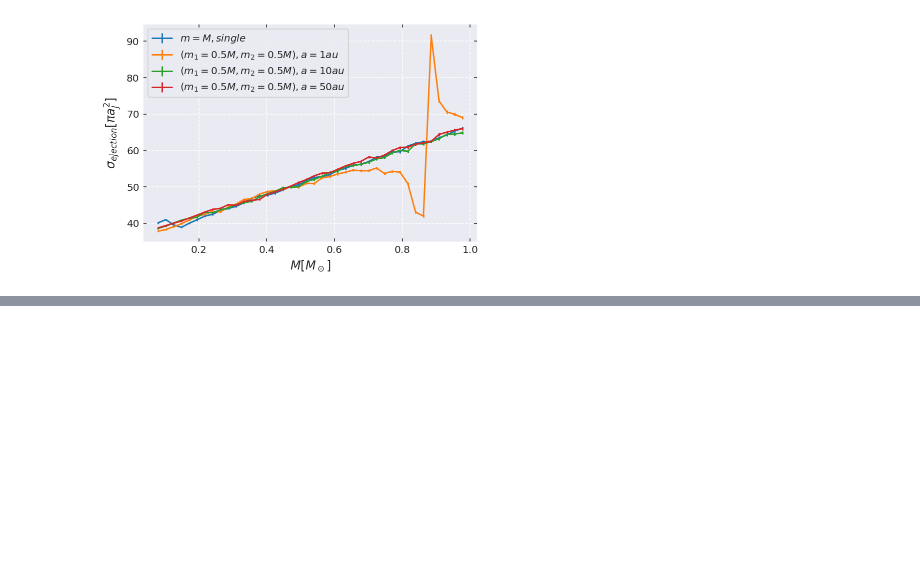
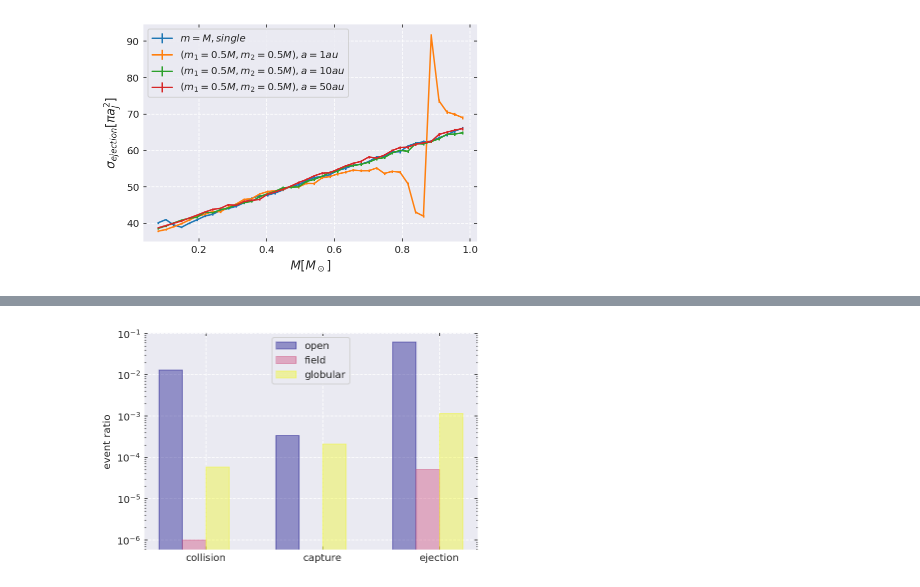
Before and after one commit to YihanWangAstro/giant-planet, a Jupyter notebook: process/giant-planet.ipynb, the cells around one changed output, grey strips where cells are left out. Cells and saved outputs as stored; diff of their text form; code cells hidden in the pictures; blank space fills up the shorter version.

```diff
--- a/process/giant-planet.ipynb
+++ b/process/giant-planet.ipynb
@@ -746,0 +872,2 @@ savefig(plt,'maxwellian-v-stayed-HJ')
+# %%
+update_capture(sb_particle, ['s1','j','d1','d2'])
@@ -746,0 +881,28 @@ savefig(plt,'maxwellian-v-stayed-HJ')
+# %%
+ss_coll_ratio = calc_ratio(ss_particle, 'coll')
+ss_cap_ratio = calc_ratio(ss_particle, 'cap')
+ss_ej_ratio = calc_ratio(ss_particle, 'ejection')
+
+
+
+sb_coll_ratio = calc_ratio(sb_particle, 'coll')
+sb_cap_ratio = calc_ratio(sb_particle, 'cap')
+sb_ej_ratio = calc_ratio(sb_particle, 'ejection')
+
+
+bs_coll_ratio = calc_ratio(bs_particle, 'coll')
+bs_cap_ratio = calc_ratio(bs_particle, 'cap')
+bs_ej_ratio = calc_ratio(bs_particle, 'ejection')
+
+
+bb_coll_ratio = calc_ratio(bb_particle, 'coll')
+bb_cap_ratio = calc_ratio(bb_particle, 'cap')
+bb_ej_ratio = calc_ratio(bb_particle, 'ejection')
+
+
+bs_coll_ratio.append(0)
+bs_cap_ratio.append(0)
+bs_ej_ratio.append(0)
+bb_coll_ratio.append(0)
+bb_cap_ratio.append(0)
+bb_ej_ratio.append(0)
@@ -746,0 +995,4 @@ savefig(plt,'maxwellian-v-stayed-HJ')
+# %%
+show_ratio(sb_ratio,['open','field','globular'],['collision','capture','ejection'])
+# %% [output]
+[figure, added]
```
Also changed, not shown: parts of 37 cells of this notebook.
